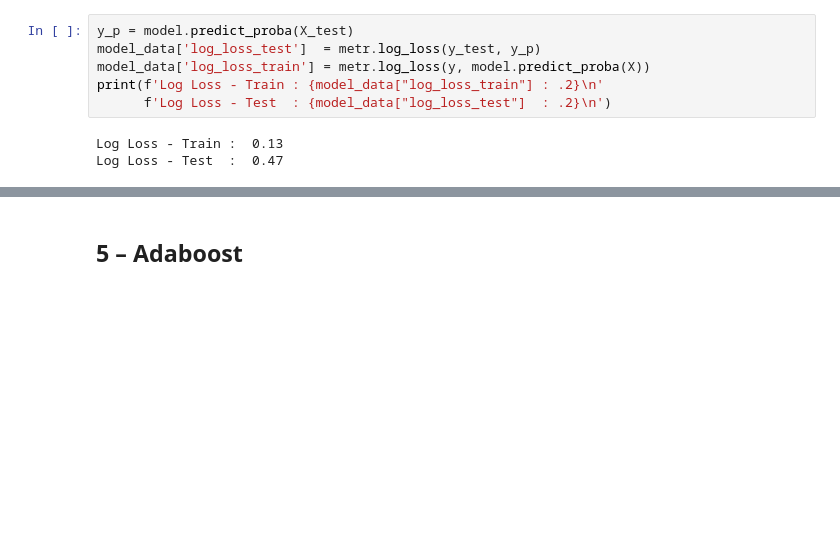
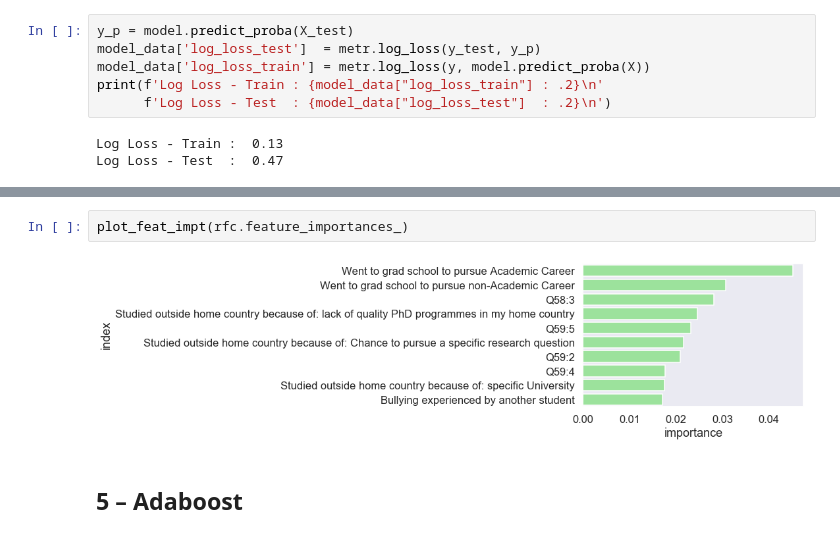
Before and after one commit to rcharan/nature-phd-survey, a Jupyter notebook: analyze.ipynb, the cells around one changed output, grey strips where cells are left out. Drawn from its saved outputs; the diff is of its cells as text; blank space fills up the shorter version.

```diff
--- a/analyze.ipynb
+++ b/analyze.ipynb
@@ -919,3 +956,7 @@ AUC:  82.27%
+# %%
+plot_feat_impt(rfc.feature_importances_)
+# %% [output]
+[figure, added]
 # %% [markdown]
 ## 5 – Adaboost
 # %%
```
Also changed, not shown: parts of 43 cells of this notebook, 3 other files.
